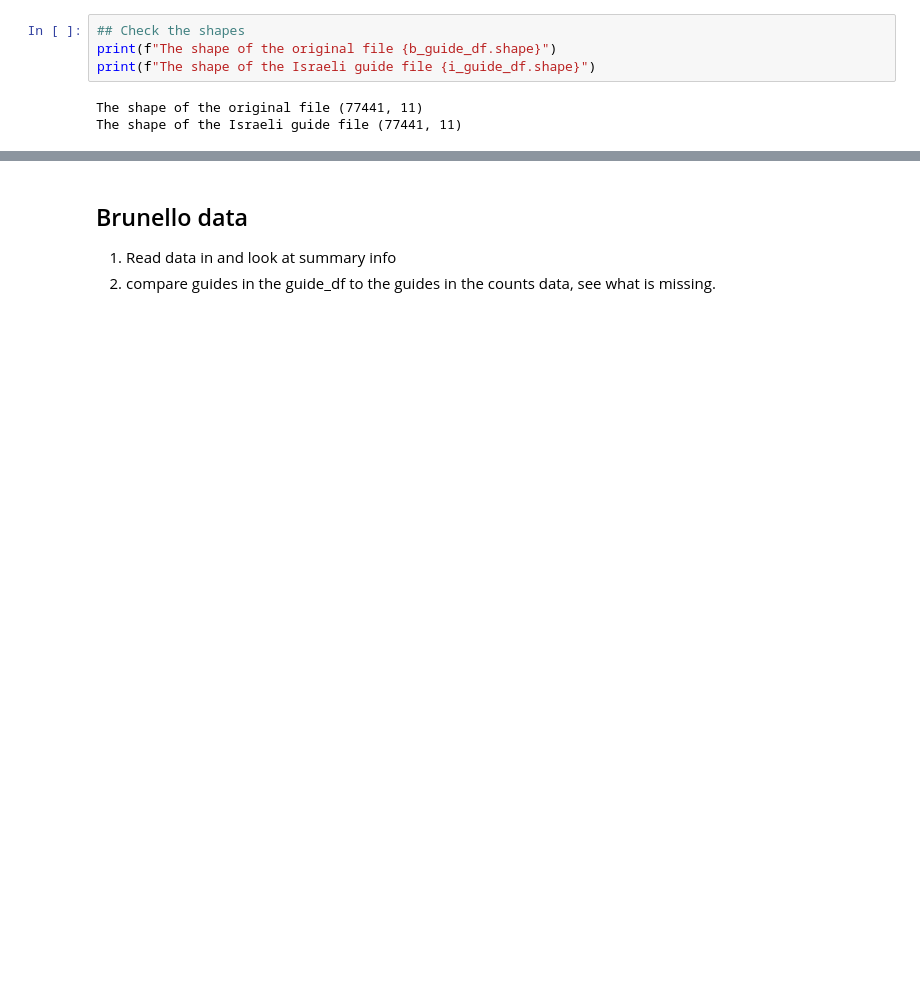
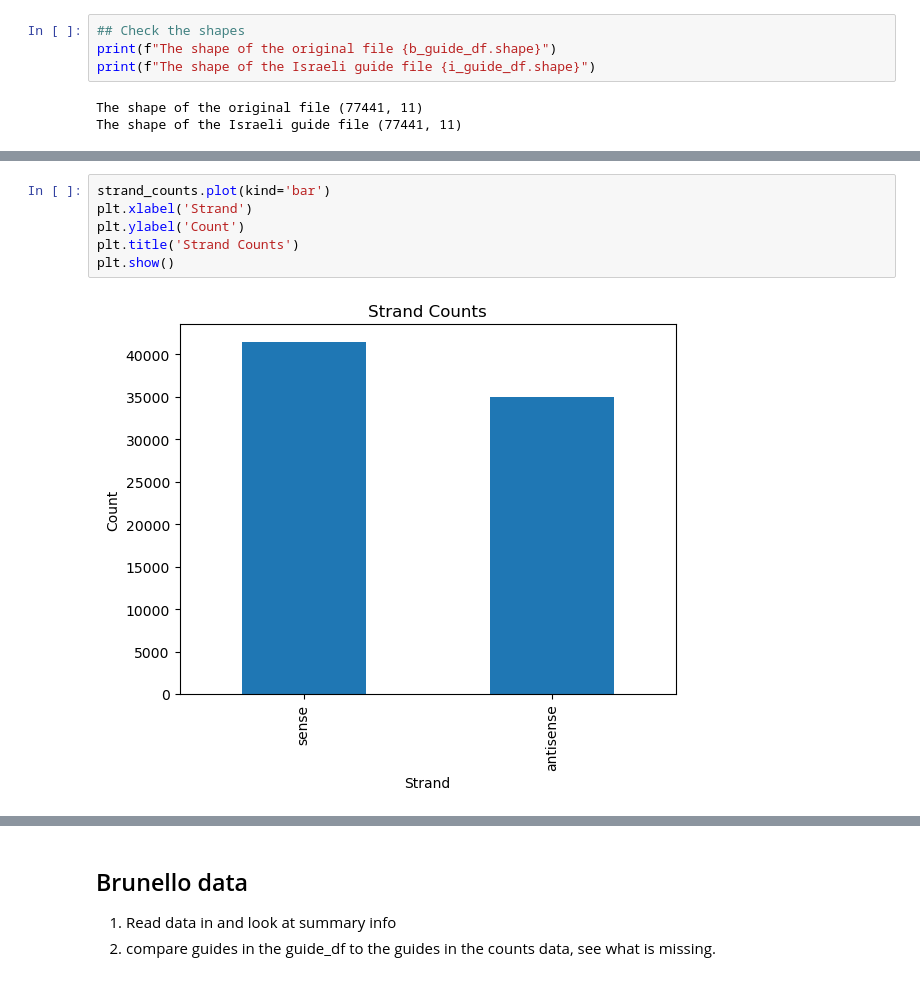
Before and after one commit to deannachurch/SBCapstone_CRISPRScreens, a Jupyter notebook: notebooks/Brunello_count_library.ipynb, the cells around one changed output, grey strips where cells are left out. Saved outputs shown, nothing was run; the diff lists cells and outputs as text; blank space fills up the shorter version.

```diff
--- a/notebooks/Brunello_count_library.ipynb
+++ b/notebooks/Brunello_count_library.ipynb
@@ -84,0 +187,8 @@ show(guide_df.head())
+# %%
+strand_counts.plot(kind='bar')
+plt.xlabel('Strand')
+plt.ylabel('Count')
+plt.title('Strand Counts')
+plt.show()
+# %% [output]
+[figure, added]
```
Also changed, not shown: parts of 17 cells of this notebook, 1 other file.
